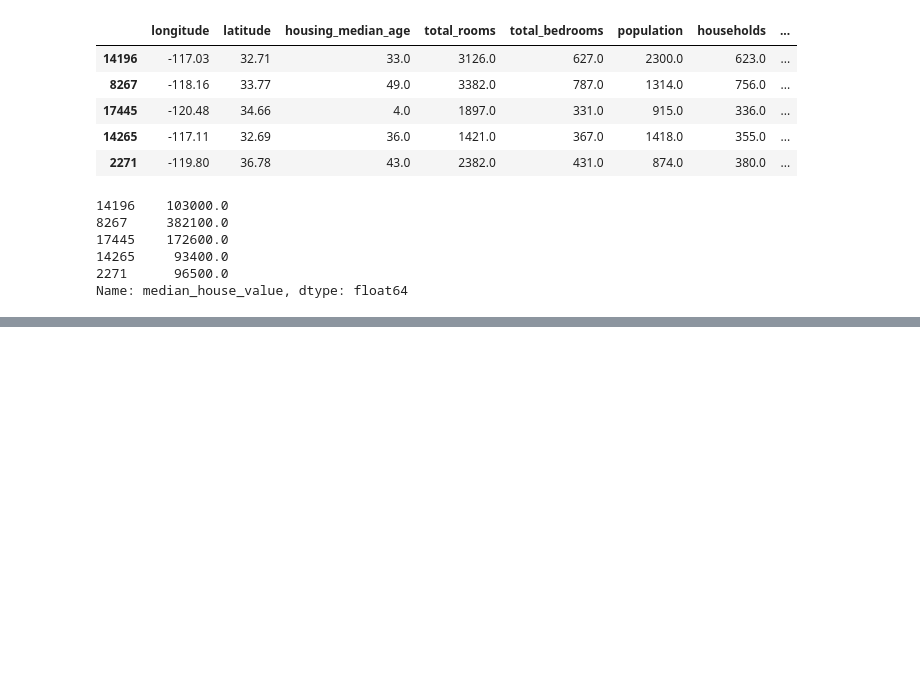
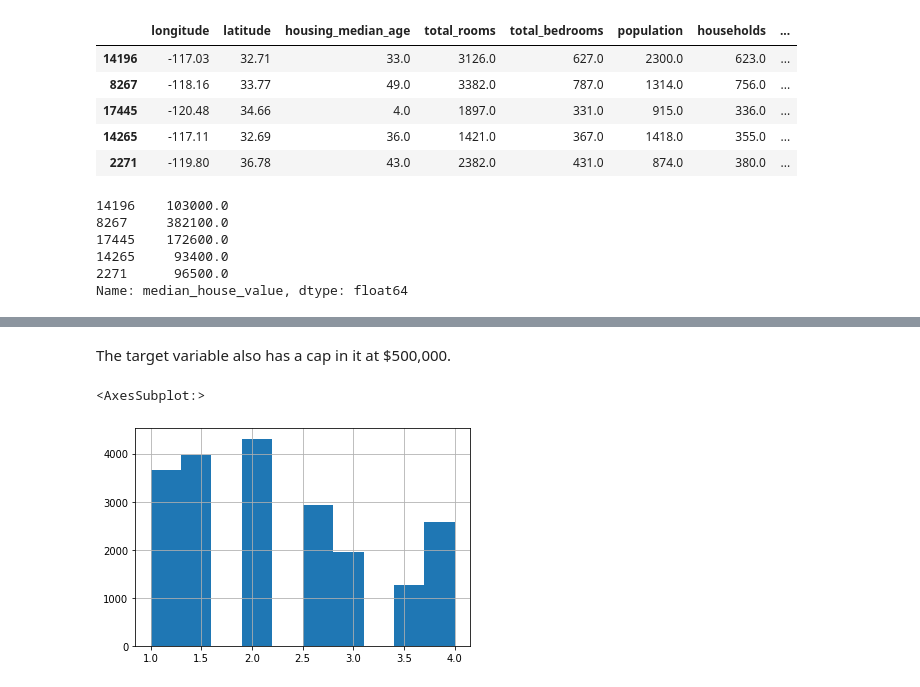
Before and after one commit to aesir321/cali-housing, a Jupyter notebook: eda.ipynb, the cells around one changed output, grey strips where cells are left out. Drawn from its saved outputs; the diff is of its cells as text; code cells hidden in the pictures; blank space fills up the shorter version.

```diff
--- a/eda.ipynb
+++ b/eda.ipynb
@@ -96,0 +251,9 @@ linear_svr = Pipeline([
+# %% [markdown]
+The target variable also has a cap in it at $500,000.
+# %%
+import numpy as np
+dataset["house_val_cat"] = pd.cut(dataset["median_house_value"], bins=[0, 100000, 150000, 200000, 250000, 300000, 350000, np.inf], labels=[1, 1.5, 2, 2.5, 3, 3.5, 4])
+dataset["house_val_cat"].hist()
+# %% [output]
+<AxesSubplot:>
+[figure, added]
```
Also changed, not shown: parts of 38 cells of this notebook.
